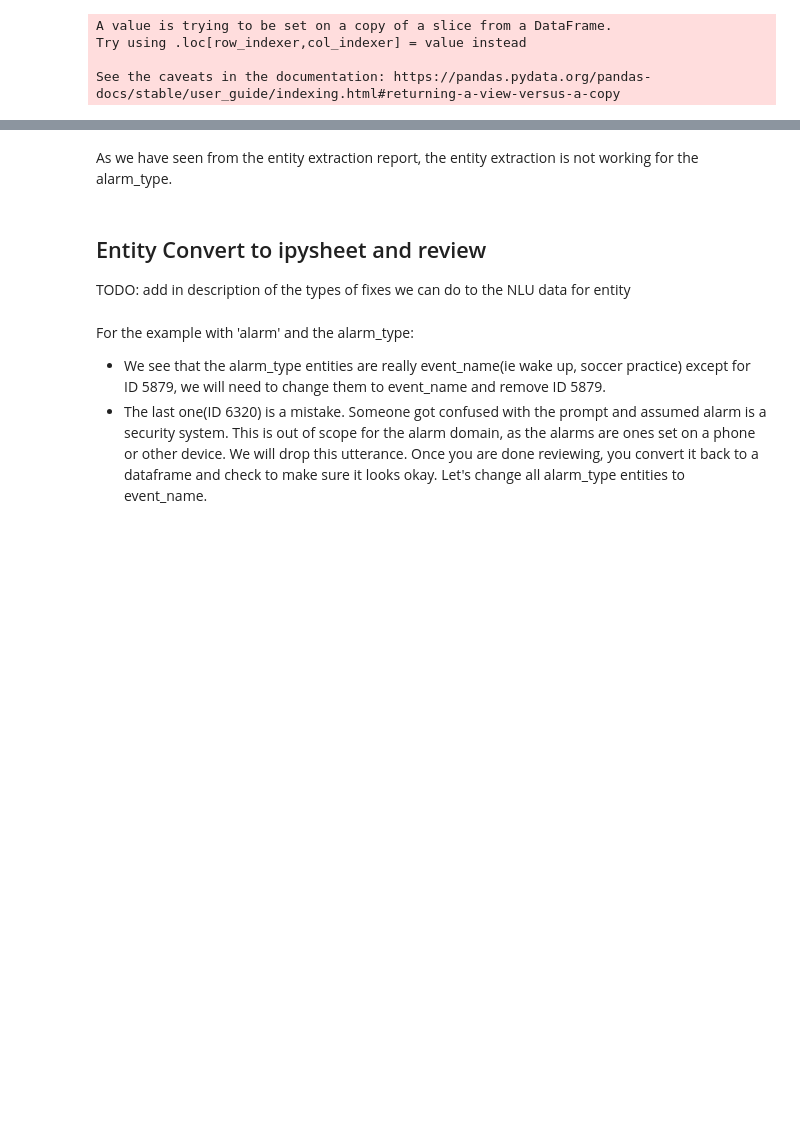
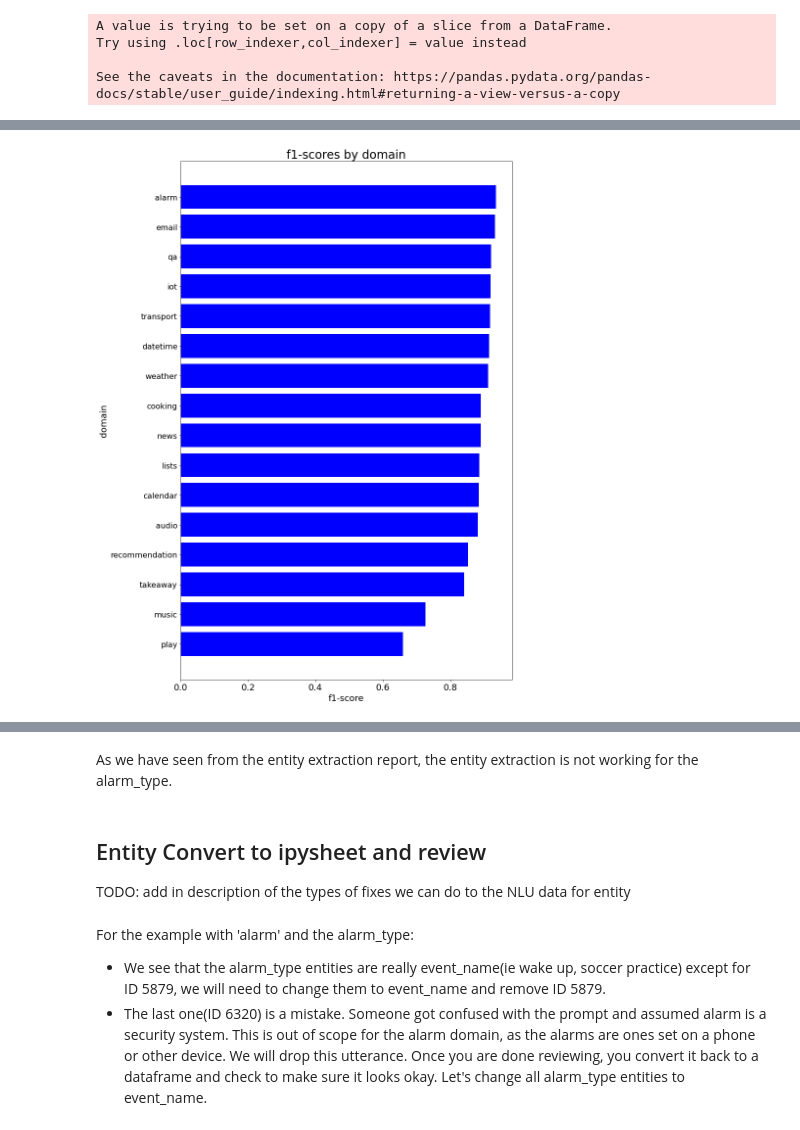
Before and after one commit to secretsauceai/NLU-engine-prototype-benchmarks, a Jupyter notebook: Macro_NLU_Entity_Refinement.ipynb, the cells around one changed output, grey strips where cells are left out. Drawn from its saved outputs; the diff is of its cells as text; code cells hidden in the pictures; blank space fills up the shorter version.

Commit message:
fixed bug for domain level evaluation, cleaned the code up

```diff
--- a/Macro_NLU_Entity_Refinement.ipynb
+++ b/Macro_NLU_Entity_Refinement.ipynb
@@ -96,0 +112,2 @@ See the caveats in the documentation: https://pandas.pydata.org/pandas-docs/stab
+# %%
+removed_nlu_data_refined_df['entity_types'] = removed_nlu_data_refined_df['entity_types'].apply(lambda y: np.nan if len(y)==0 else y)
@@ -183,0 +148,3 @@ domain_entity_reports_df
+# %%
+domain_entity_reports_df = domain_entity_reports_df[domain_entity_reports_df['entity-type'].str.contains(
+    'weighted avg')].sort_values(by='f1-score', ascending=True)
@@ -183,0 +153,23 @@ domain_entity_reports_df
+# %%
+#TODO: rename plot_report to plot_intent_report and this code below should be a method called plot_entity_report
+label = domain_entity_reports_df.columns[5]
+
+fig, ax = plt.subplots()
+graph_report_df = domain_entity_reports_df.sort_values(
+            by='f1-score', ascending=True)
+y_axis = np.arange(len(graph_report_df[label]))
+
+ax.barh(y_axis, graph_report_df['f1-score'],
+        align='center', color='b')
+
+fig.set_figheight(16)
+fig.set_figwidth(12)
+
+ax.set_title(f'f1-scores by {label}', fontsize=24)
+ax.set_xlabel("f1-score", fontsize=18)
+ax.tick_params(axis='x', labelsize=18)
+ax.set_ylabel(label, fontsize=18)
+ax.set_yticks(y_axis, graph_report_df[label], fontsize=16)
+fig.tight_layout()
+# %% [output]
+[figure, added]
```
Also changed, not shown: parts of 38 cells of this notebook, 1 other file.
